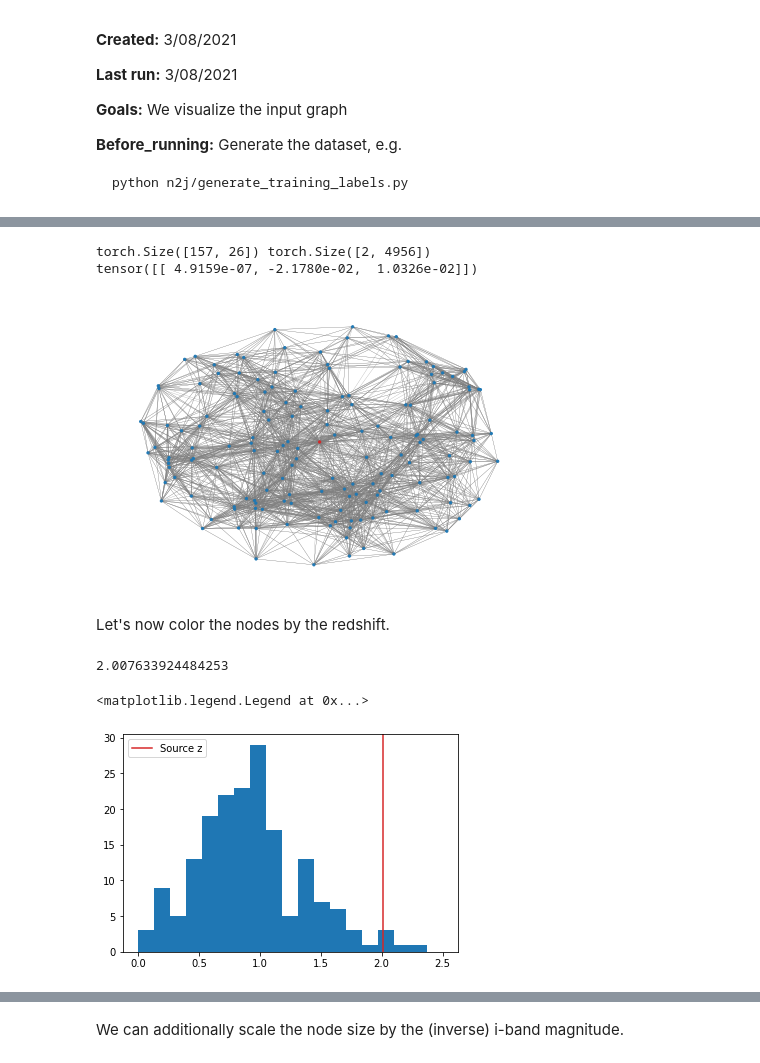
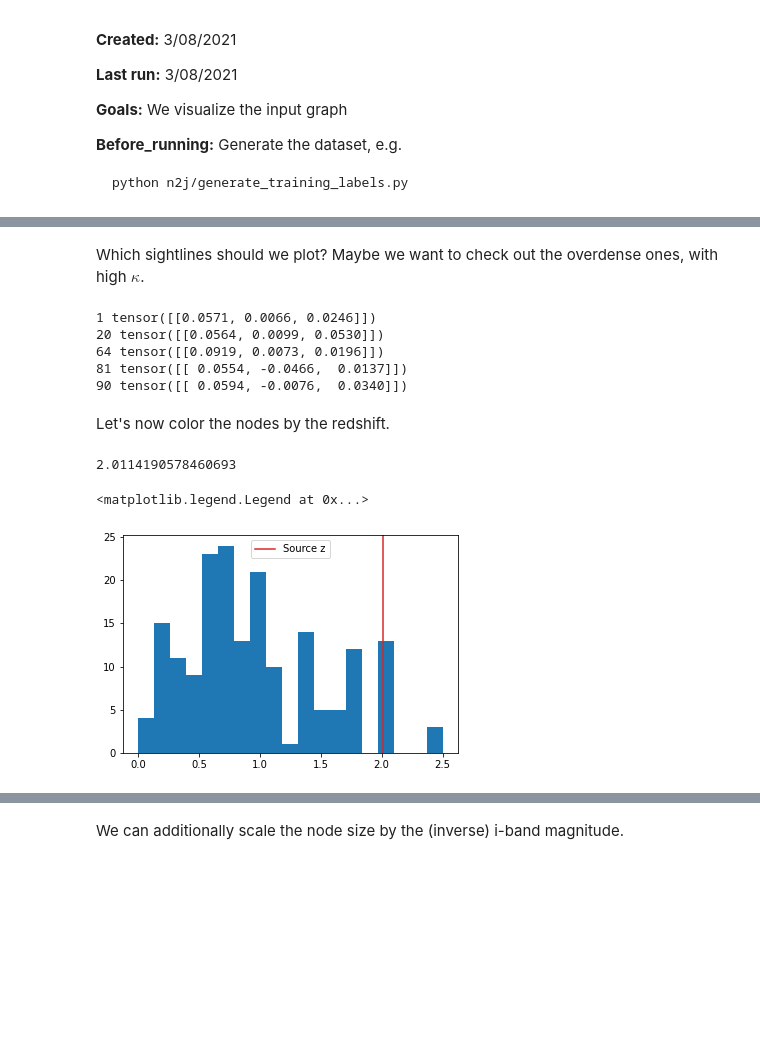
Before and after one commit to jiwoncpark/node-to-joy, a Jupyter notebook: demo/[Tutorial]_Visualize_Single_Sightline_Subgraph.ipynb, the cells around one changed output, grey strips where cells are left out. Saved outputs shown, nothing was run; the diff lists cells and outputs as text; code cells hidden in the pictures; blank space fills up the shorter version.

```diff
--- a/demo/[Tutorial]_Visualize_Single_Sightline_Subgraph.ipynb
+++ b/demo/[Tutorial]_Visualize_Single_Sightline_Subgraph.ipynb
@@ -53,36 +46,31 @@ tensor([[ 0.0279, -0.0145,  0.0349]])
-# %%
-from torch_geometric.utils import to_networkx
-import networkx as nx
-sample_data = dataset[6]
-sample_networkx = to_networkx(sample_data)
-n_nodes = sample_data.x.shape[0]
-node_color = ['#1f78b4']*n_nodes
-node_color[0] = '#d62728'
-nx.draw(sample_networkx, node_size=5, pos=dict(zip(range(n_nodes), sample_data.x[:, 4:6].tolist())),
-        width=0.2, edge_color='tab:gray', arrowsize=1, alpha=1.0, node_color=node_color)
-
-print(sample_data.x.shape, sample_data.edge_index.shape)
-print(sample_data.y)
-# %% [output]
-torch.Size([157, 26]) torch.Size([2, 4956])
-tensor([[ 4.9159e-07, -2.1780e-02,  1.0326e-02]])
-[figure, removed]
+# %% [markdown]
+Which sightlines should we plot? Maybe we want to check out the overdense ones, with high $\kappa$.
+# %%
+for i in range(100):
+    if dataset[i].y[0, 0] > 0.05:
+        print(i, dataset[i].y)
+# %% [output]
+1 tensor([[0.0571, 0.0066, 0.0246]])
+20 tensor([[0.0564, 0.0099, 0.0530]])
+64 tensor([[0.0919, 0.0073, 0.0196]])
+81 tensor([[ 0.0554, -0.0466,  0.0137]])
+90 tensor([[ 0.0594, -0.0076,  0.0340]])
 # %% [markdown]
 Let's now color the nodes by the redshift.
 # %%
 sightlines = dataset.datasets[0].sightlines
 # %%
-data_i = 15
+data_i = 90
 sample_data = dataset[data_i]
 z_src = sightlines.iloc[data_i]['z']
 print(z_src)
 z = sample_data.x[:, 3].numpy()
 z[0] = z_src
 plt.hist(z, bins=np.linspace(0, 2.5, 20))
 plt.axvline(z_src, color='tab:red', label='Source z')
 plt.legend()
 # %% [output]
-2.007633924484253
+2.0114190578460693
 <matplotlib.legend.Legend at 0x...>
-[figure, old version]
+[figure, new version]
 # %%
```
Also changed, not shown: parts of 4 cells of this notebook, 4 other files.
